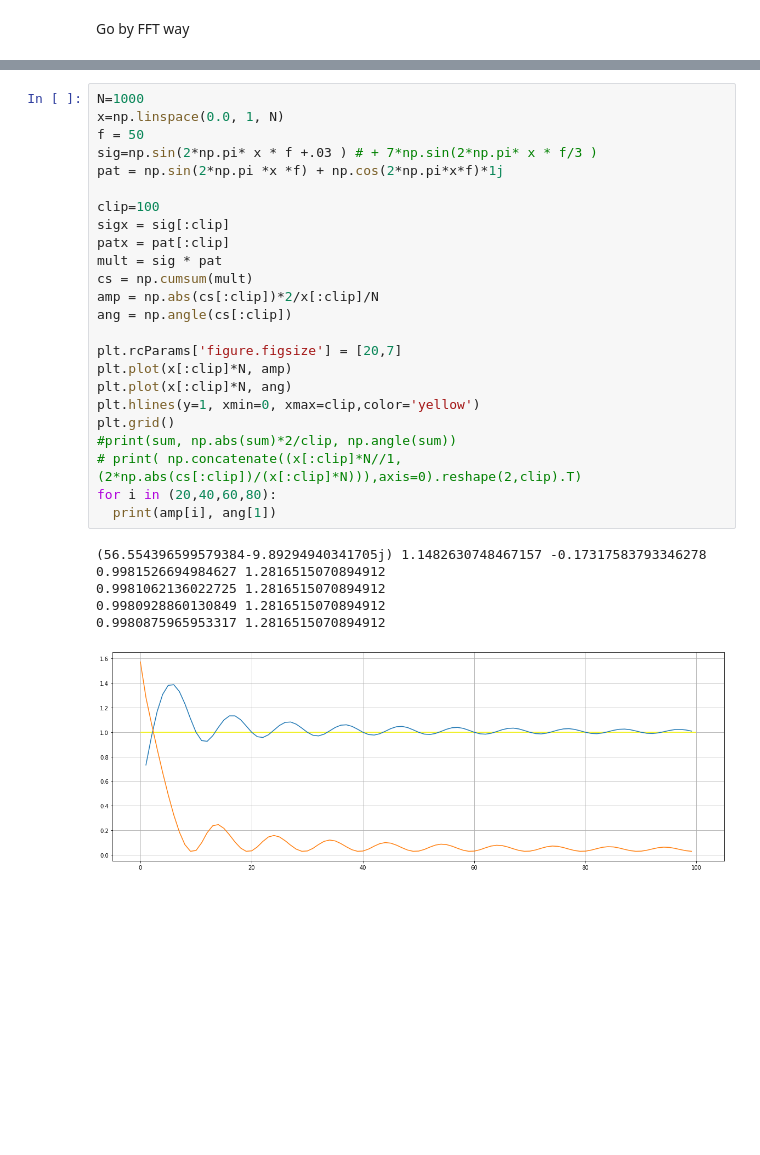
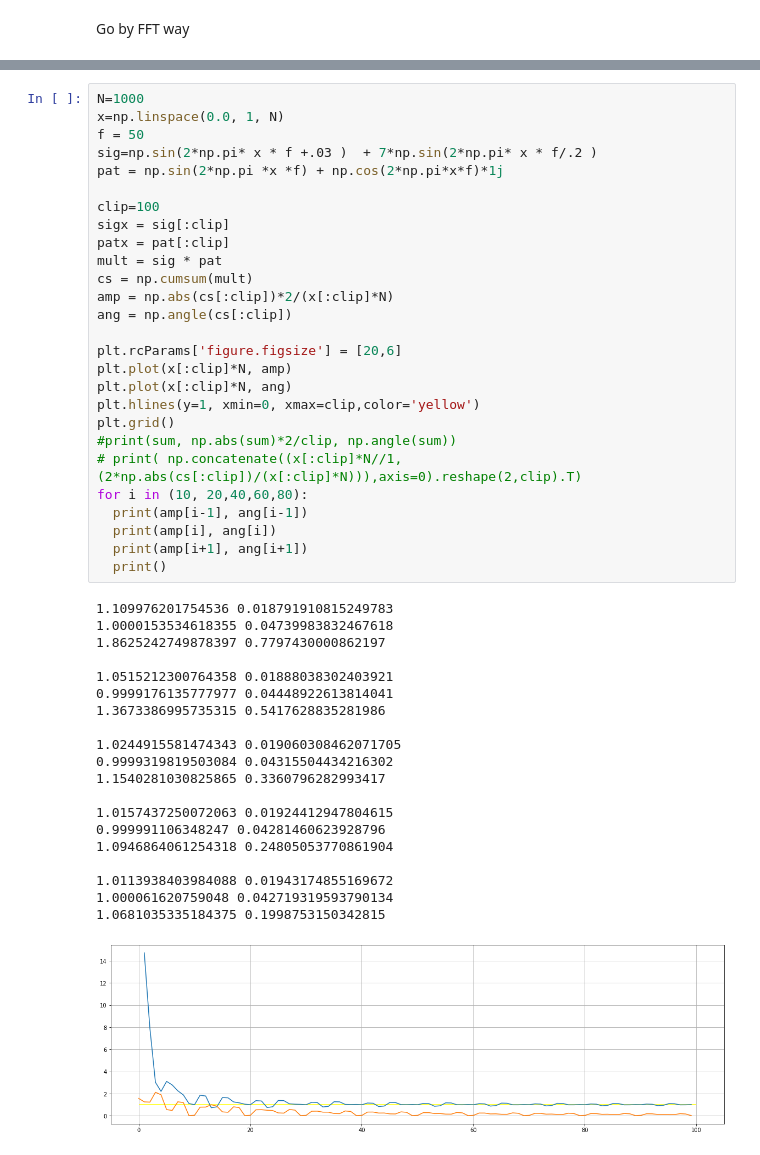
Before and after one commit to forest416/3, a Jupyter notebook: Copy_of_Untitled0.ipynb, the cells around one changed output, grey strips where cells are left out. Saved outputs shown, nothing was run; the diff lists cells and outputs as text; blank space fills up the shorter version.

```diff
--- a/Copy_of_Untitled0.ipynb
+++ b/Copy_of_Untitled0.ipynb
@@ -114,31 +114,48 @@ plt.plot(x)
 # %%
 N=1000
 x=np.linspace(0.0, 1, N)
 f = 50
-sig=np.sin(2*np.pi* x * f +.03 ) # + 7*np.sin(2*np.pi* x * f/3 )
+sig=np.sin(2*np.pi* x * f +.03 )  + 7*np.sin(2*np.pi* x * f/.2 )
 pat = np.sin(2*np.pi *x *f) + np.cos(2*np.pi*x*f)*1j
 
 clip=100
 sigx = sig[:clip]
 patx = pat[:clip]
 mult = sig * pat
 cs = np.cumsum(mult)
-amp = np.abs(cs[:clip])*2/x[:clip]/N
+amp = np.abs(cs[:clip])*2/(x[:clip]*N)
 ang = np.angle(cs[:clip])
 
-plt.rcParams['figure.figsize'] = [20,7]
+plt.rcParams['figure.figsize'] = [20,6]
 plt.plot(x[:clip]*N, amp)
 plt.plot(x[:clip]*N, ang)
 plt.hlines(y=1, xmin=0, xmax=clip,color='yellow')
 plt.grid()
 #print(sum, np.abs(sum)*2/clip, np.angle(sum))
 # print( np.concatenate((x[:clip]*N//1,  (2*np.abs(cs[:clip])/(x[:clip]*N))),axis=0).reshape(2,clip).T)
-for i in (20,40,60,80):
-  print(amp[i], ang[1])
+for i in (10, 20,40,60,80):
+  print(amp[i-1], ang[i-1])
+  print(amp[i], ang[i])
+  print(amp[i+1], ang[i+1])
+  print()
 # %% [output]
-(56.554396599579384-9.89294940341705j) 1.1482630748467157 -0.17317583793346278
-0.9981526694984627 1.2816515070894912
-0.9981062136022725 1.2816515070894912
-0.9980928860130849 1.2816515070894912
-0.9980875965953317 1.2816515070894912
+1.109976201754536 0.018791910815249783
+1.0000153534618355 0.04739983832467618
+1.8625242749878397 0.7797430000862197
+
+1.0515212300764358 0.01888038302403921
+0.9999176135777977 0.04448922613814041
+1.3673386995735315 0.5417628835281986
+
+1.0244915581474343 0.019060308462071705
+0.9999319819503084 0.04315504434216302
+1.1540281030825865 0.3360796282993417
+
+1.0157437250072063 0.01924412947804615
+0.999991106348247 0.04281460623928796
+1.0946864061254318 0.24805053770861904
+
+1.0113938403984088 0.01943174855169672
+1.000061620759048 0.042719319593790134
+1.0681035335184375 0.1998753150342815
-[figure, old version]
+[figure, new version]
```
Also changed, not shown: parts of 5 cells of this notebook.
